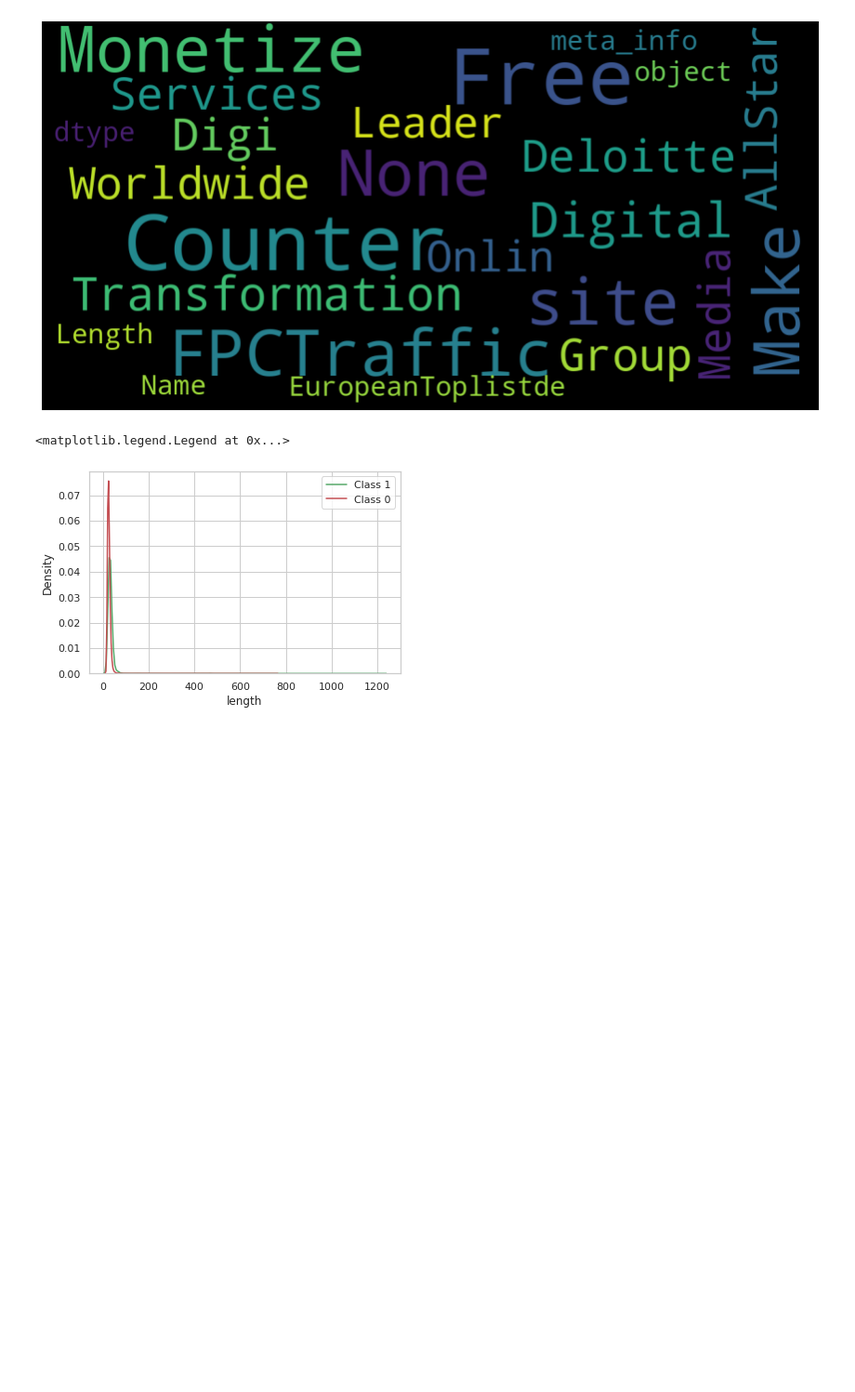
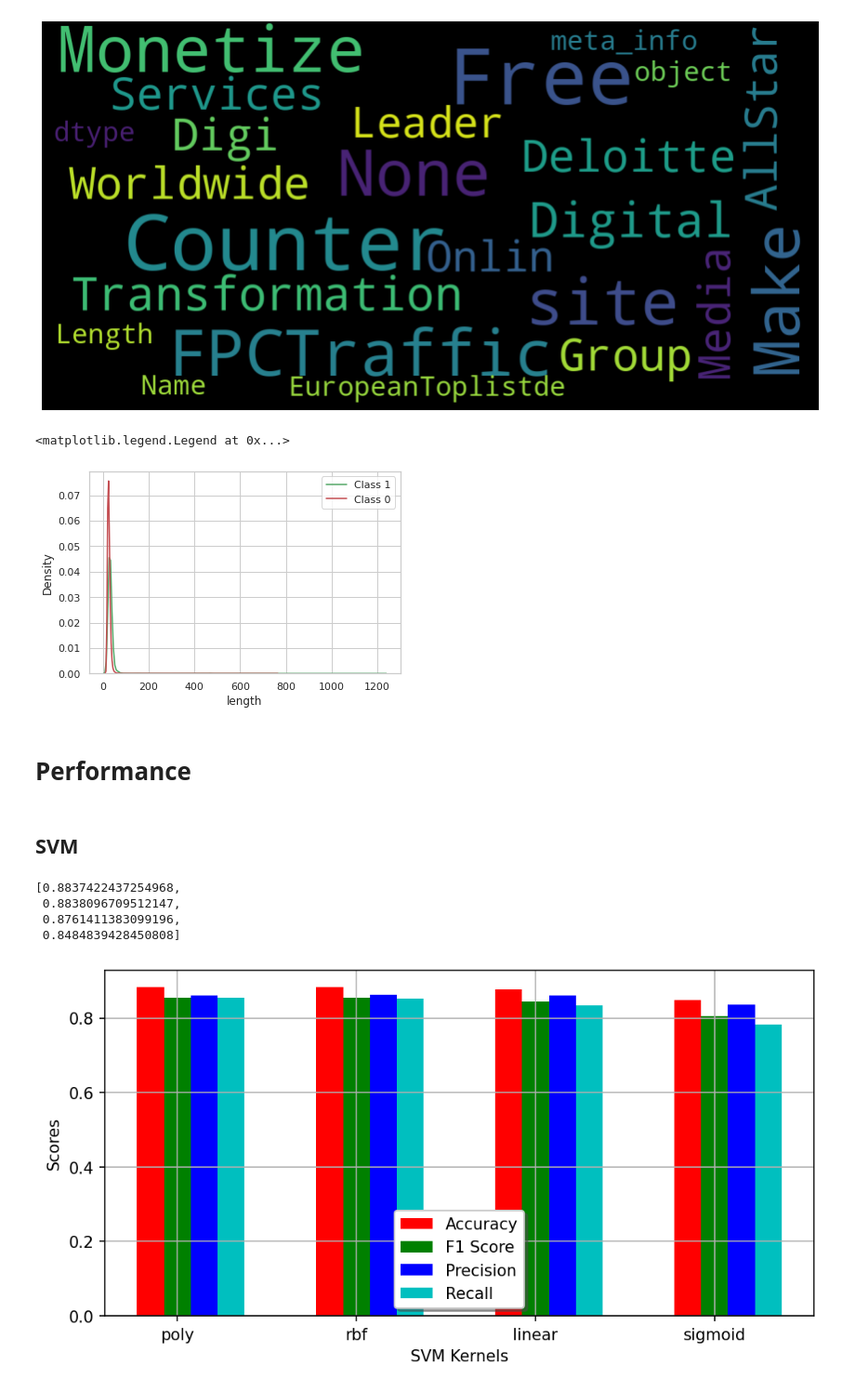
Before and after one commit to yadhukrishnam/ad-service-detection-machine-learning, a Jupyter notebook: notebooks/visualization.ipynb, the cells around one changed output. Shown at 93% size. Cells and saved outputs as stored; diff of their text form; code cells hidden in the pictures; blank space fills up the shorter version.

```diff
--- a/notebooks/visualization.ipynb
+++ b/notebooks/visualization.ipynb
@@ -195,3 +195,9 @@ plt.legend(['Class 1','Class 0'])
 # %% [output]
 <matplotlib.legend.Legend at 0x...>
 [figure]
+# %% [markdown]
+# Performance
+# %% [markdown]
+## SVM
+# %%
+kernels = ["poly", "rbf", "linear", "sigmoid"]
@@ -197,0 +229,40 @@ plt.legend(['Class 1','Class 0'])
+# %%
+[item['test_accuracy'] for item in results]
+# %% [output]
+[0.8837422437254968,
+ 0.8838096709512147,
+ 0.8761411383099196,
+ 0.8484839428450808]
+# %%
+import numpy as np
+import matplotlib.pyplot as plt
+
+N = 4
+ind = np.arange(N)
+width = 0.15
+
+plt.figure(figsize=(8, 4), dpi=150)
+
+plt.grid()
+avals = [item['test_accuracy'] for item in results]
+bar1 = plt.bar(ind, avals, width, color = 'r')
+
+bvals = [item['test_f1'] for item in results]
+bar2 = plt.bar(ind+width, bvals, width, color='g')
+
+cvals = [item['test_precision'] for item in results]
+bar3 = plt.bar(ind+width*2, cvals, width, color = 'b')
+
+dvals = [item['test_recall'] for item in results]
+bar4 = plt.bar(ind+width*3, dvals, width, color = 'c')
+
+plt.xlabel("SVM Kernels")
+plt.ylabel('Scores')
+
+plt.xticks(ind+width, kernels)
+
+
+plt.legend( (bar1, bar2, bar3, bar4), ('Accuracy', 'F1 Score', 'Precision', 'Recall'), loc='lower center', shadow=True)
+plt.show()
+# %% [output]
+[figure, added]
```
Also changed, not shown: parts of 1 cell of this notebook, 2 other files.
